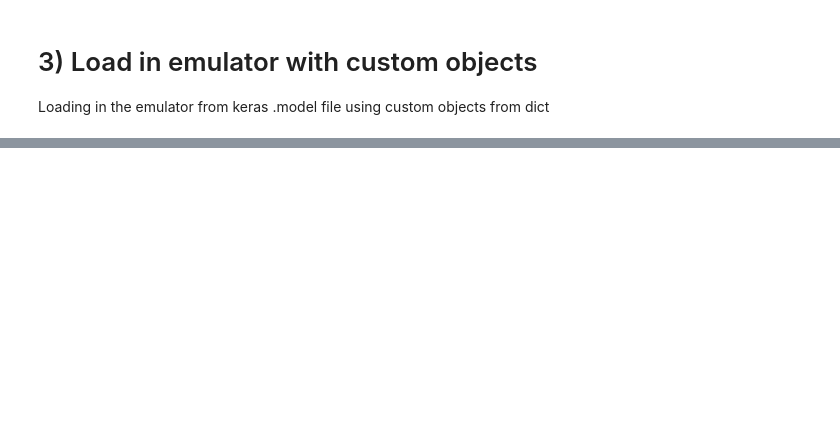
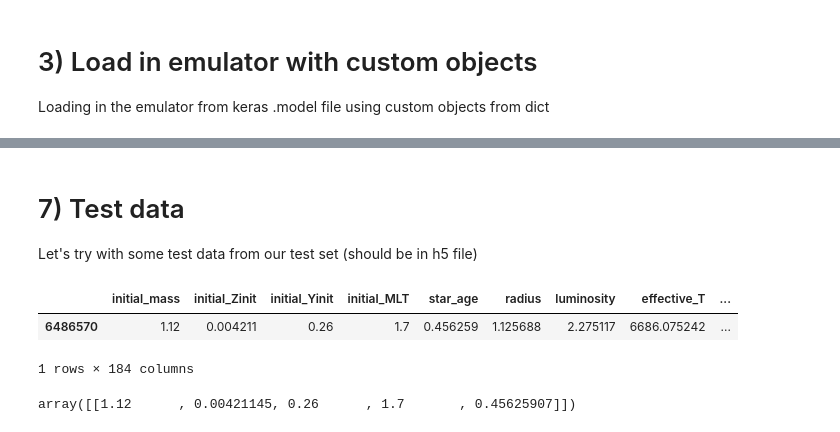
Before and after one commit to ojscutt/sl-pitchfork, a Jupyter notebook: 1_emulator.ipynb, the cells around one changed output, grey strips where cells are left out. Drawn from its saved outputs; the diff is of its cells as text; code cells hidden in the pictures; blank space fills up the shorter version.

```diff
--- a/1_emulator.ipynb
+++ b/1_emulator.ipynb
@@ -82,0 +165,18 @@ Loading in the emulator from keras .model file using custom objects from dict
+# %% [markdown]
+# 7) Test data
+Let's try with some test data from our test set (should be in h5 file)
+# %%
+df_test = pd.read_hdf('/home/oxs235/repos/ojscutt/sl-pitchfork/test_data.h5', key='df')
+
+test_point = df_test.sample(n=1)
+test_point
+# %% [output]
+|  | initial_mass | initial_Zinit | initial_Yinit | initial_MLT | star_age | radius | luminosity | effective_T | ... |
+| 6486570 | 1.12 | 0.004211 | 0.26 | 1.7 | 0.456259 | 1.125688 | 2.275117 | 6686.075242 | ... |
+1 rows × 184 columns
+# %%
+test_inputs = test_point[['initial_mass', 'initial_Zinit', 'initial_Yinit', 'initial_MLT', 'star_age']]
+
+test_inputs.values
+# %% [output]
+array([[1.12      , 0.00421145, 0.26      , 1.7       , 0.45625907]])
```
Also changed, not shown: parts of 23 cells of this notebook, 8 other files.
